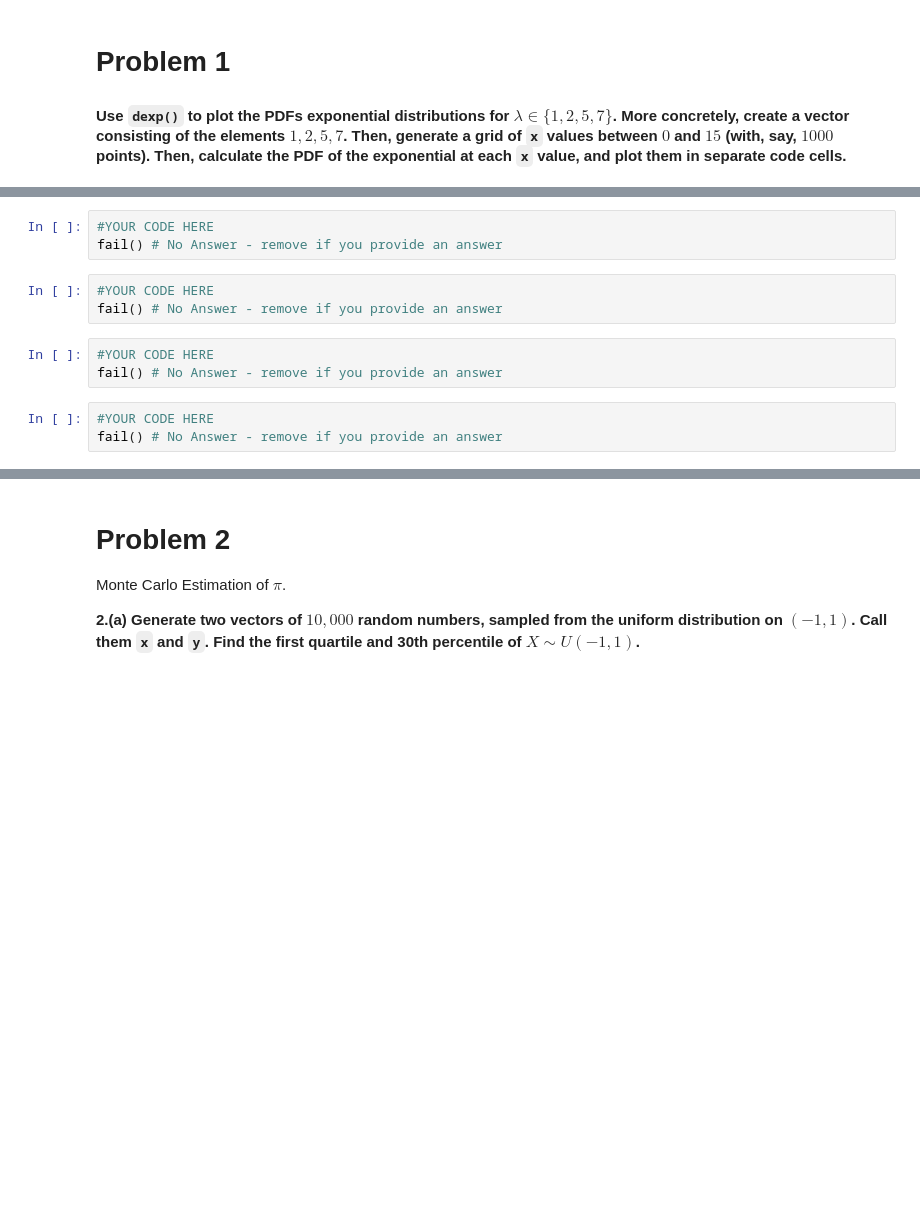
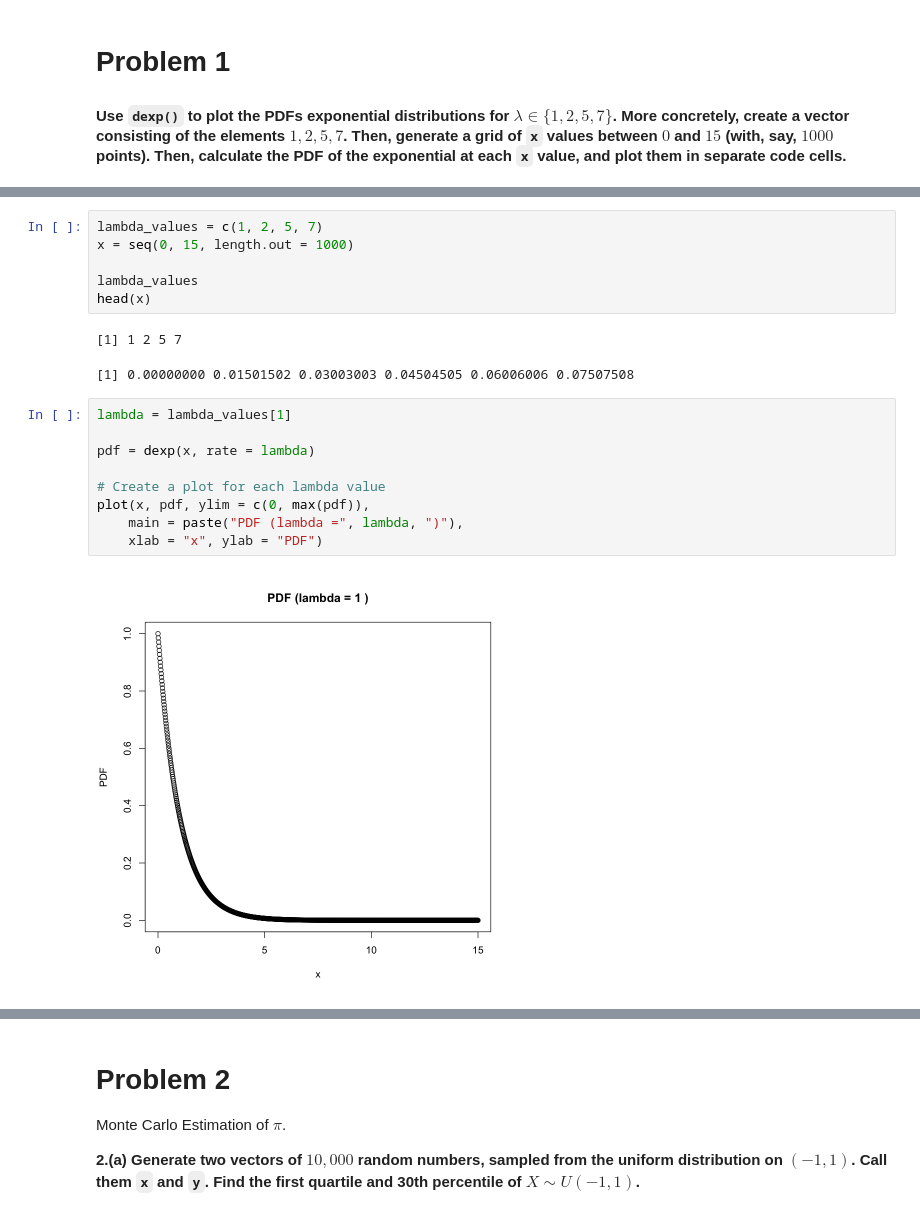
Before and after one commit to yyhufo/STAT4000, a Jupyter notebook: ClassWork4/unit_2(b)_classwork.ipynb, the cells around one changed output, grey strips where cells are left out. Saved outputs shown, nothing was run; the diff lists cells and outputs as text; blank space fills up the shorter version.

```diff
--- a/ClassWork4/unit_2(b)_classwork.ipynb
+++ b/ClassWork4/unit_2(b)_classwork.ipynb
@@ -12,12 +9,20 @@ fail() # No Answer - remove if you provide an answer
-# %%
-#YOUR CODE HERE
-fail() # No Answer - remove if you provide an answer
-# %%
-#YOUR CODE HERE
-fail() # No Answer - remove if you provide an answer
-# %%
-#YOUR CODE HERE
-fail() # No Answer - remove if you provide an answer
-# %%
-#YOUR CODE HERE
-fail() # No Answer - remove if you provide an answer
+# %%
+lambda_values = c(1, 2, 5, 7)
+x = seq(0, 15, length.out = 1000)
+
+lambda_values
+head(x)
+# %% [output]
+[1] 1 2 5 7
+[1] 0.00000000 0.01501502 0.03003003 0.04504505 0.06006006 0.07507508
+# %%
+lambda = lambda_values[1]
+
+pdf = dexp(x, rate = lambda)
+
+# Create a plot for each lambda value
+plot(x, pdf, ylim = c(0, max(pdf)),
+    main = paste("PDF (lambda =", lambda, ")"),
+    xlab = "x", ylab = "PDF")
+# %% [output]
+[figure, added]
```
Also changed, not shown: parts of 16 cells of this notebook.
